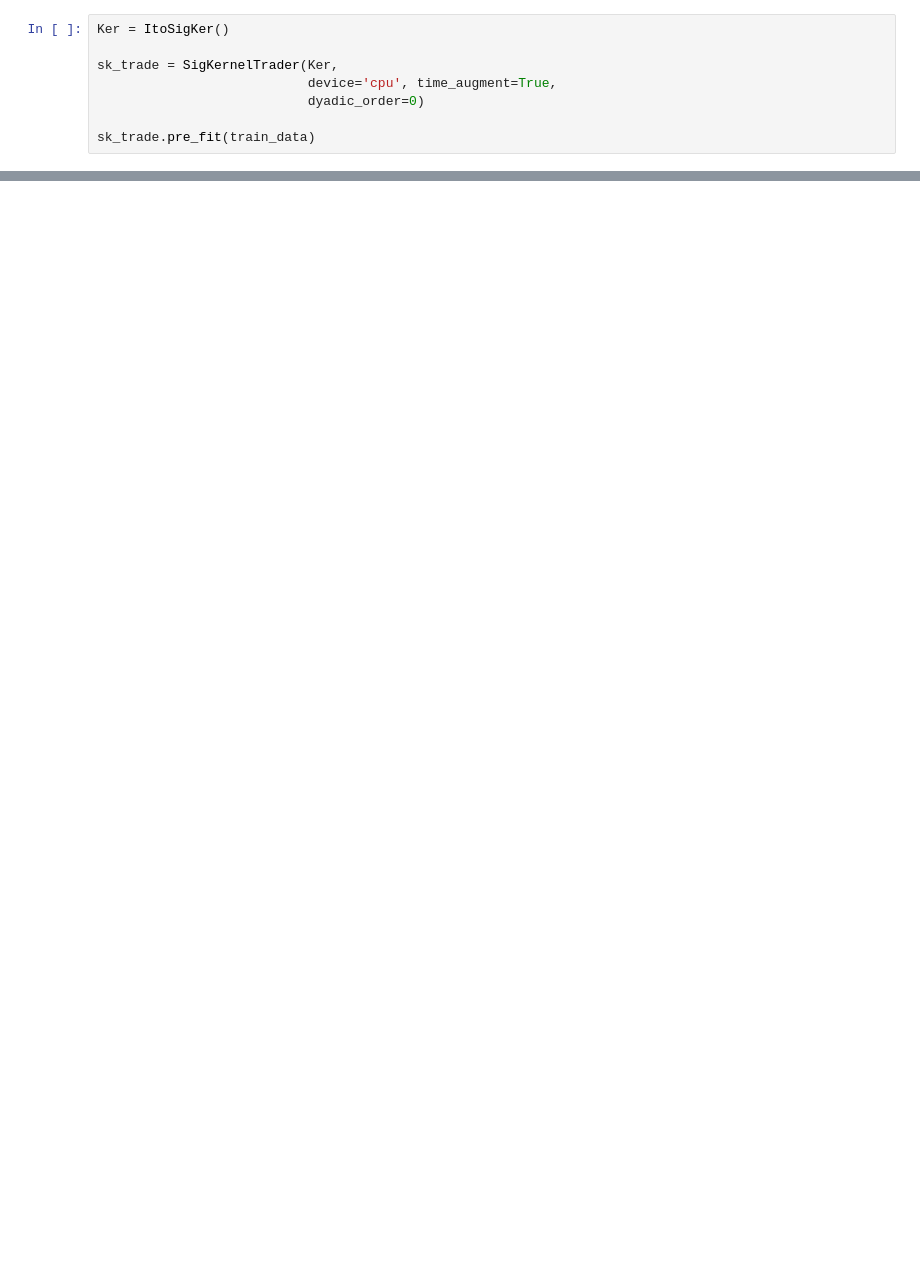
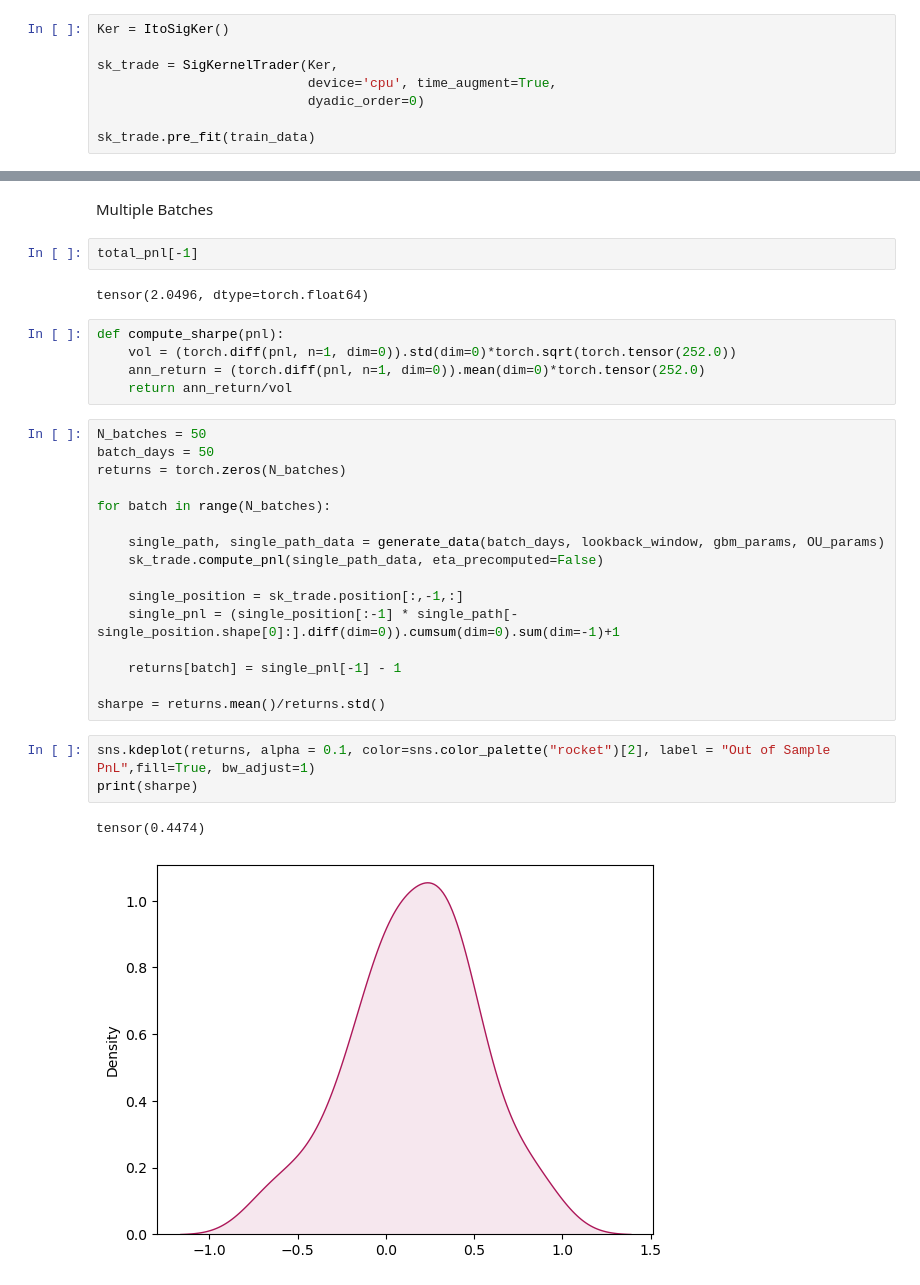
Before and after one commit to crispitagorico/stochastic_optimisation, a Jupyter notebook: kernel_hedge/notebooks/kernel_trading.ipynb, the cells around one changed output, grey strips where cells are left out. Drawn from its saved outputs; the diff is of its cells as text; blank space fills up the shorter version.

```diff
--- a/kernel_hedge/notebooks/kernel_trading.ipynb
+++ b/kernel_hedge/notebooks/kernel_trading.ipynb
@@ -205,0 +206,33 @@ ax1[1].plot(total_pnl)
+# %% [markdown]
+Multiple Batches
+# %%
+total_pnl[-1]
+# %% [output]
+tensor(2.0496, dtype=torch.float64)
+# %%
+def compute_sharpe(pnl):
+    vol = (torch.diff(pnl, n=1, dim=0)).std(dim=0)*torch.sqrt(torch.tensor(252.0))
+    ann_return = (torch.diff(pnl, n=1, dim=0)).mean(dim=0)*torch.tensor(252.0)
+    return ann_return/vol
+# %%
+N_batches = 50
+batch_days = 50
+returns = torch.zeros(N_batches)
+
+for batch in range(N_batches):
+
+    single_path, single_path_data = generate_data(batch_days, lookback_window, gbm_params, OU_params)
+    sk_trade.compute_pnl(single_path_data, eta_precomputed=False)
+
+    single_position = sk_trade.position[:,-1,:]
+    single_pnl = (single_position[:-1] * single_path[-single_position.shape[0]:].diff(dim=0)).cumsum(dim=0).sum(dim=-1)+1
+
+    returns[batch] = single_pnl[-1] - 1
+
+sharpe = returns.mean()/returns.std()
+# %%
+sns.kdeplot(returns, alpha = 0.1, color=sns.color_palette("rocket")[2], label = "Out of Sample PnL",fill=True, bw_adjust=1)
+print(sharpe)
+# %% [output]
+tensor(0.4474)
+[figure, added]
```
Also changed, not shown: parts of 5 cells of this notebook, 1 other file.
